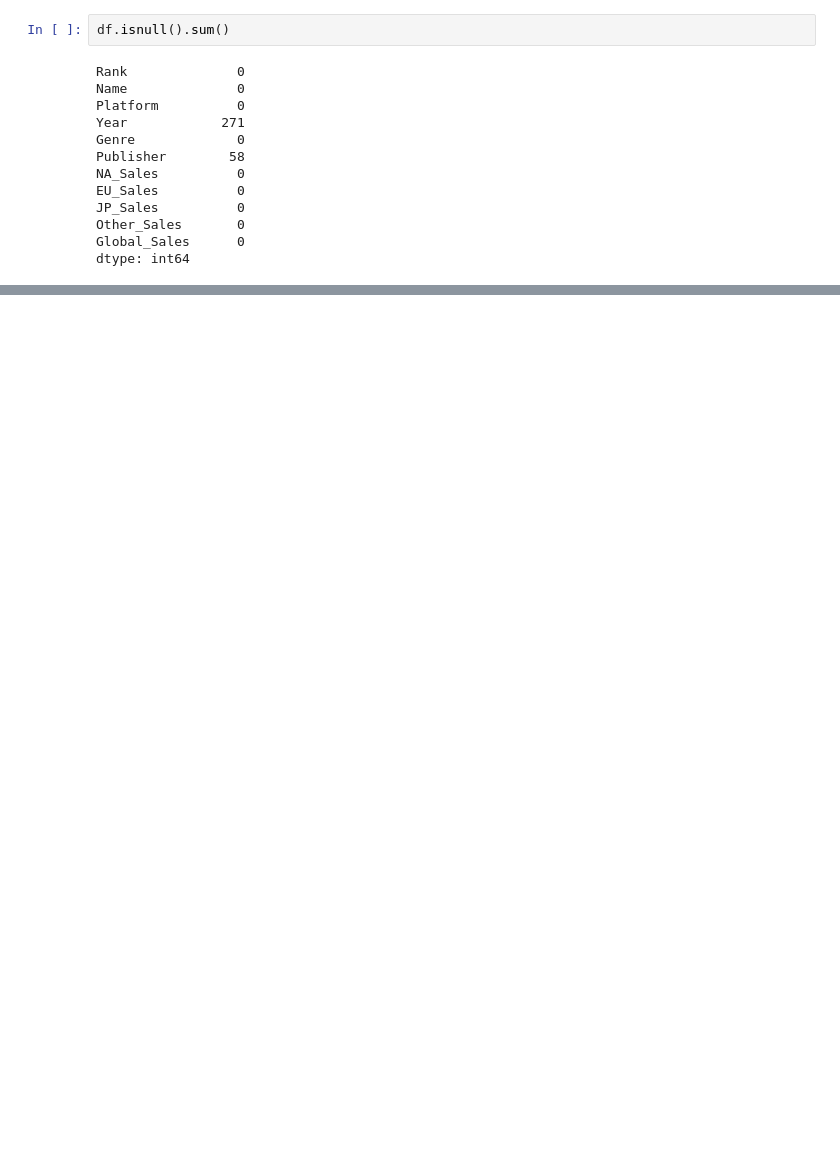
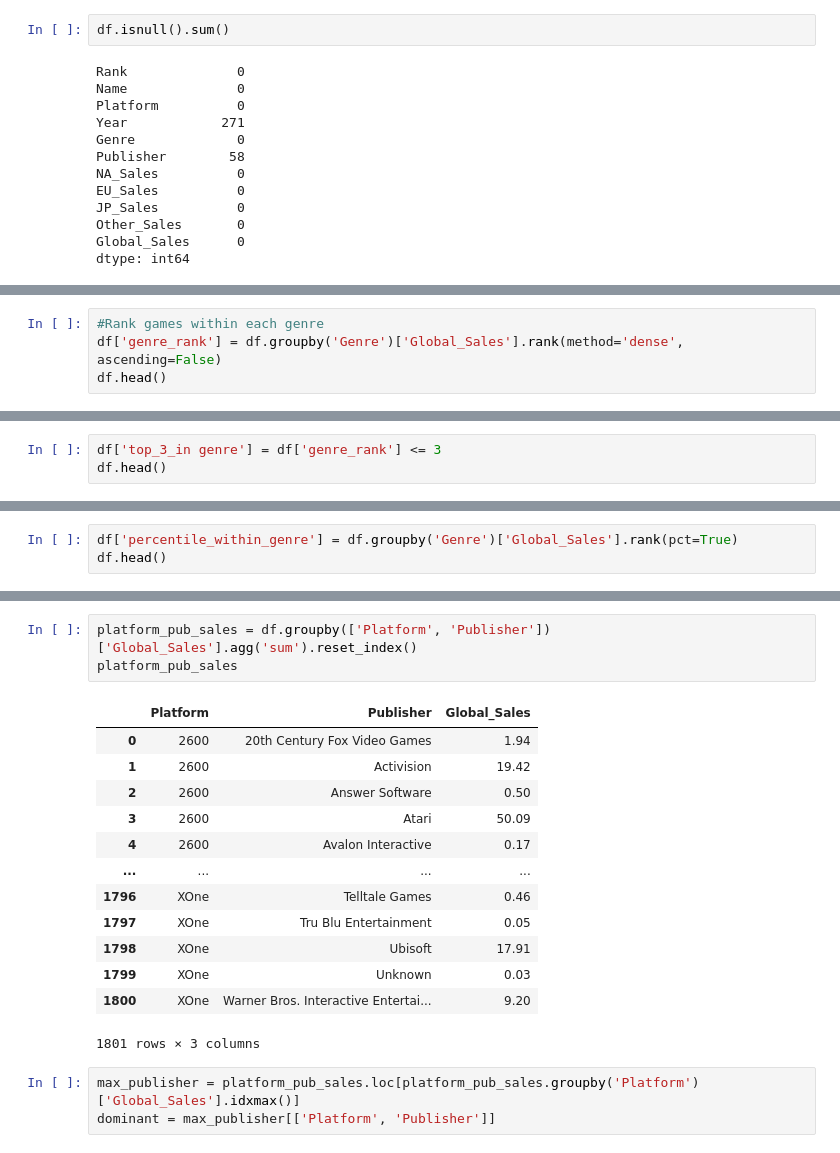
Before and after one commit to cafesmire/notebooks, a Jupyter notebook: video_game_sales/videogame_eda.ipynb, the cells around one changed output, grey strips where cells are left out. Drawn from its saved outputs; the diff is of its cells as text; blank space fills up the shorter version.

```diff
--- a/video_game_sales/videogame_eda.ipynb
+++ b/video_game_sales/videogame_eda.ipynb
@@ -59,3 +59,7 @@ df.head()
 | 2 | 3 | Mario Kart Wii | Wii | 2008.0 | Racing | Nintendo | 15.85 | 12.88 | 3.79 | 3.31 | ... |
 | 3 | 4 | Wii Sports Resort | Wii | 2009.0 | Sports | Nintendo | 15.75 | 11.01 | 3.28 | 2.96 | ... |
 | 4 | 5 | Pokemon Red/Pokemon Blue | GB | 1996.0 | Role-Playing | Nintendo | 11.27 | 8.89 | 10.22 | 1.00 | ... |
+# %%
+#Rank games within each genre
+df['genre_rank'] = df.groupby('Genre')['Global_Sales'].rank(method='dense', ascending=False)
+df.head()
@@ -61,0 +73,3 @@ df.head()
+# %%
+df['top_3_in genre'] = df['genre_rank'] <= 3
+df.head()
@@ -61,0 +83,3 @@ df.head()
+# %%
+df['percentile_within_genre'] = df.groupby('Genre')['Global_Sales'].rank(pct=True)
+df.head()
@@ -61,0 +93,20 @@ df.head()
+# %%
+platform_pub_sales = df.groupby(['Platform', 'Publisher'])['Global_Sales'].agg('sum').reset_index()
+platform_pub_sales
+# %% [output]
+|  | Platform | Publisher | Global_Sales |
+| 0 | 2600 | 20th Century Fox Video Games | 1.94 |
+| 1 | 2600 | Activision | 19.42 |
+| 2 | 2600 | Answer Software | 0.50 |
+| 3 | 2600 | Atari | 50.09 |
+| 4 | 2600 | Avalon Interactive | 0.17 |
+| ... | ... | ... | ... |
+| 1796 | XOne | Telltale Games | 0.46 |
+| 1797 | XOne | Tru Blu Entertainment | 0.05 |
+| 1798 | XOne | Ubisoft | 17.91 |
+| 1799 | XOne | Unknown | 0.03 |
+| 1800 | XOne | Warner Bros. Interactive Entertai... | 9.20 |
+1801 rows × 3 columns
+# %%
+max_publisher = platform_pub_sales.loc[platform_pub_sales.groupby('Platform')['Global_Sales'].idxmax()]
+dominant = max_publisher[['Platform', 'Publisher']]
```
Also changed, not shown: parts of 6 cells of this notebook.
